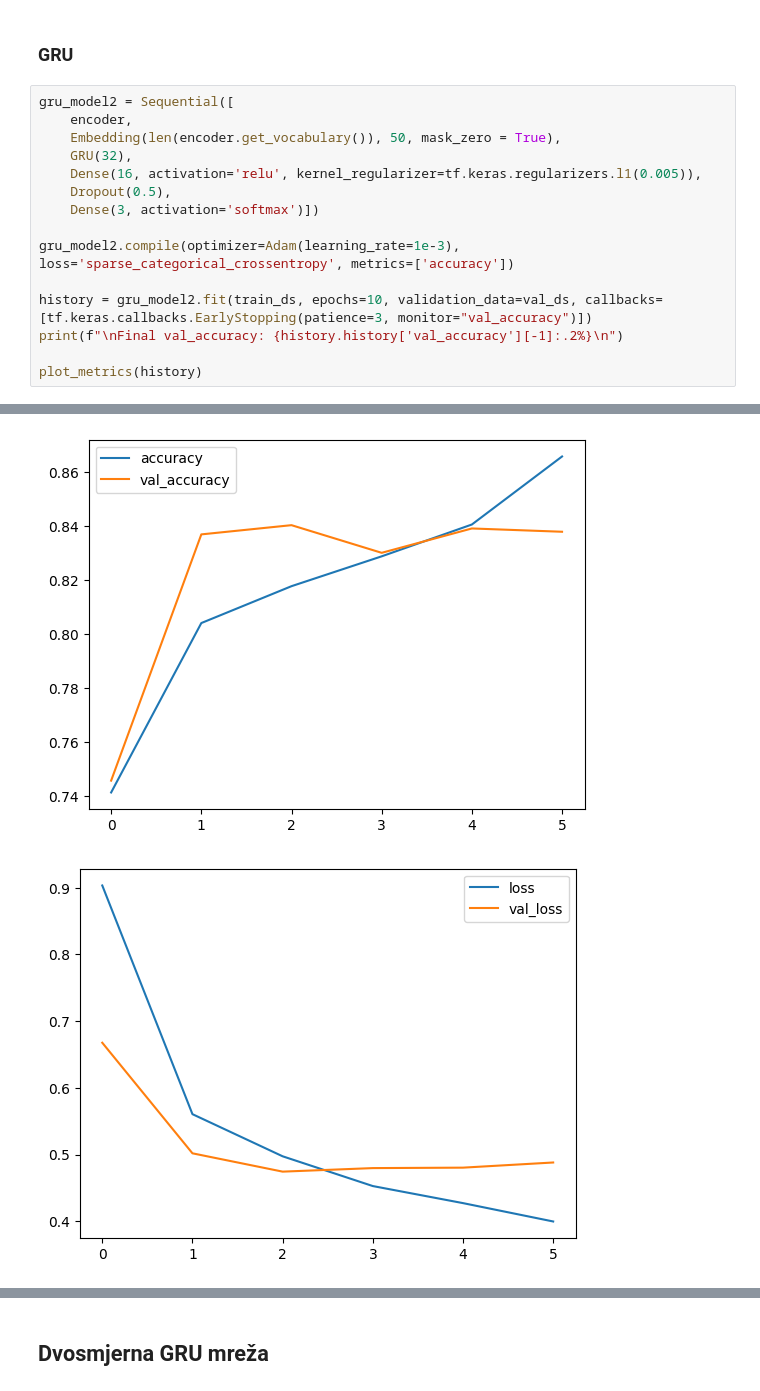
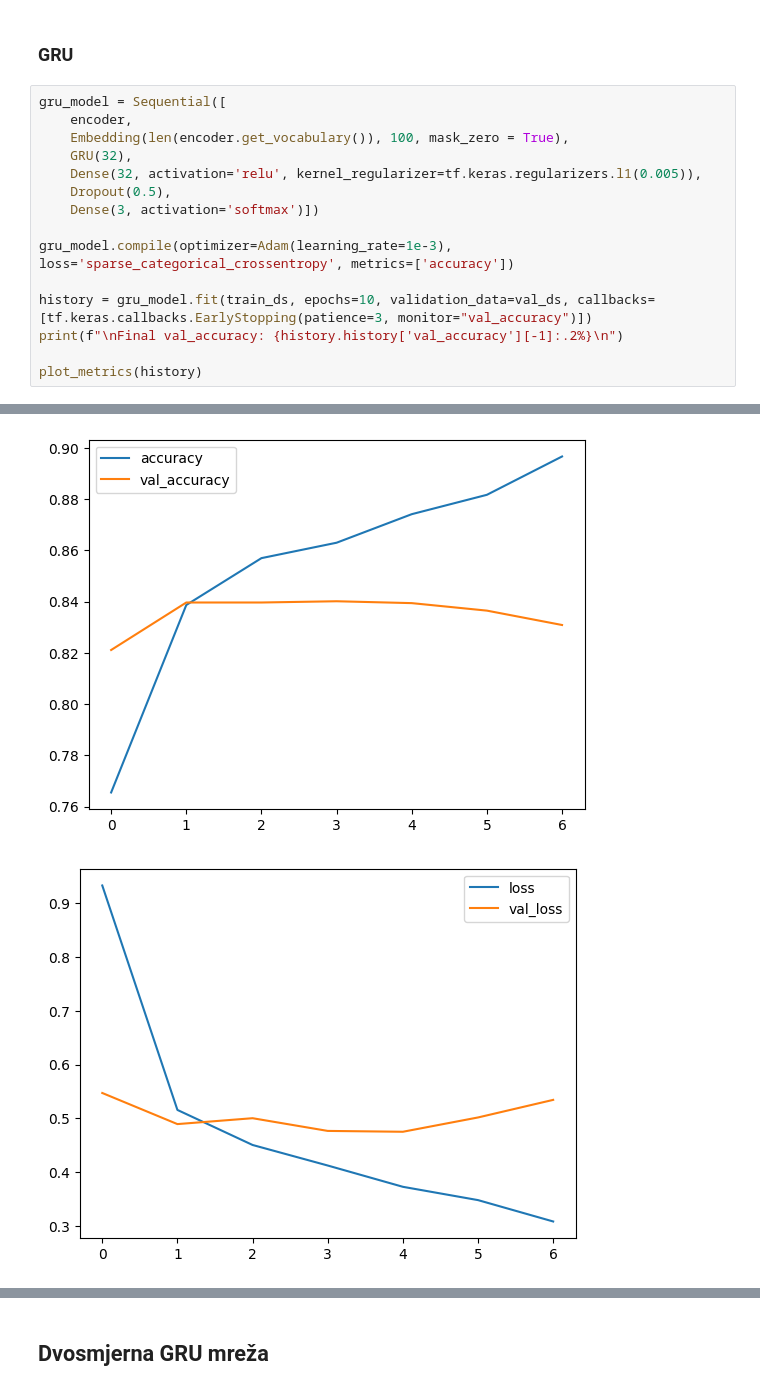
Before and after one commit to dsabljic/UUI-NLP-u-ugostiteljstvu, a Jupyter notebook: SentimentAnalysis.ipynb, the cells around one changed output, grey strips where cells are left out. Drawn from its saved outputs; the diff is of its cells as text.

Commit message:
GRU - promjena broja neurona u Dense sloju (16 -> 32)

```diff
--- a/SentimentAnalysis.ipynb
+++ b/SentimentAnalysis.ipynb
@@ -320,17 +320,17 @@ Test Accuracy: 0.8184922933578491
 # %% [markdown]
 ### GRU
 # %%
-gru_model2 = Sequential([
+gru_model = Sequential([
     encoder,
-    Embedding(len(encoder.get_vocabulary()), 50, mask_zero = True),
+    Embedding(len(encoder.get_vocabulary()), 100, mask_zero = True),
     GRU(32),
-    Dense(16, activation='relu', kernel_regularizer=tf.keras.regularizers.l1(0.005)),
+    Dense(32, activation='relu', kernel_regularizer=tf.keras.regularizers.l1(0.005)),
     Dropout(0.5),
     Dense(3, activation='softmax')])
 
-gru_model2.compile(optimizer=Adam(learning_rate=1e-3), loss='sparse_categorical_crossentropy', metrics=['accuracy'])
+gru_model.compile(optimizer=Adam(learning_rate=1e-3), loss='sparse_categorical_crossentropy', metrics=['accuracy'])
 
-history = gru_model2.fit(train_ds, epochs=10, validation_data=val_ds, callbacks=[tf.keras.callbacks.EarlyStopping(patience=3, monitor="val_accuracy")])
+history = gru_model.fit(train_ds, epochs=10, validation_data=val_ds, callbacks=[tf.keras.callbacks.EarlyStopping(patience=3, monitor="val_accuracy")])
 print(f"\nFinal val_accuracy: {history.history['val_accuracy'][-1]:.2%}\n")
 
 plot_metrics(history)
@@ -352,3 +354,3 @@ Final val_accuracy: 83.80%
-[figure, old version]
+[figure, new version]
-[figure, old version]
+[figure, new version]
 # %%
```
Also changed, not shown: parts of 2 cells of this notebook.
